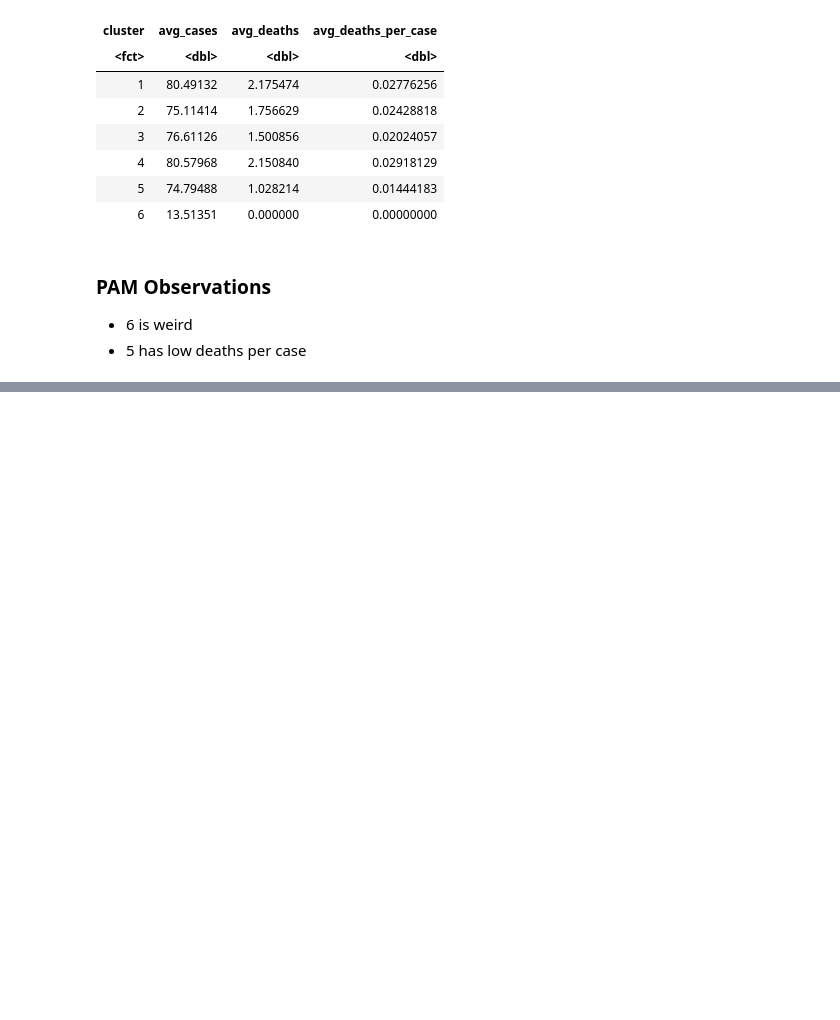
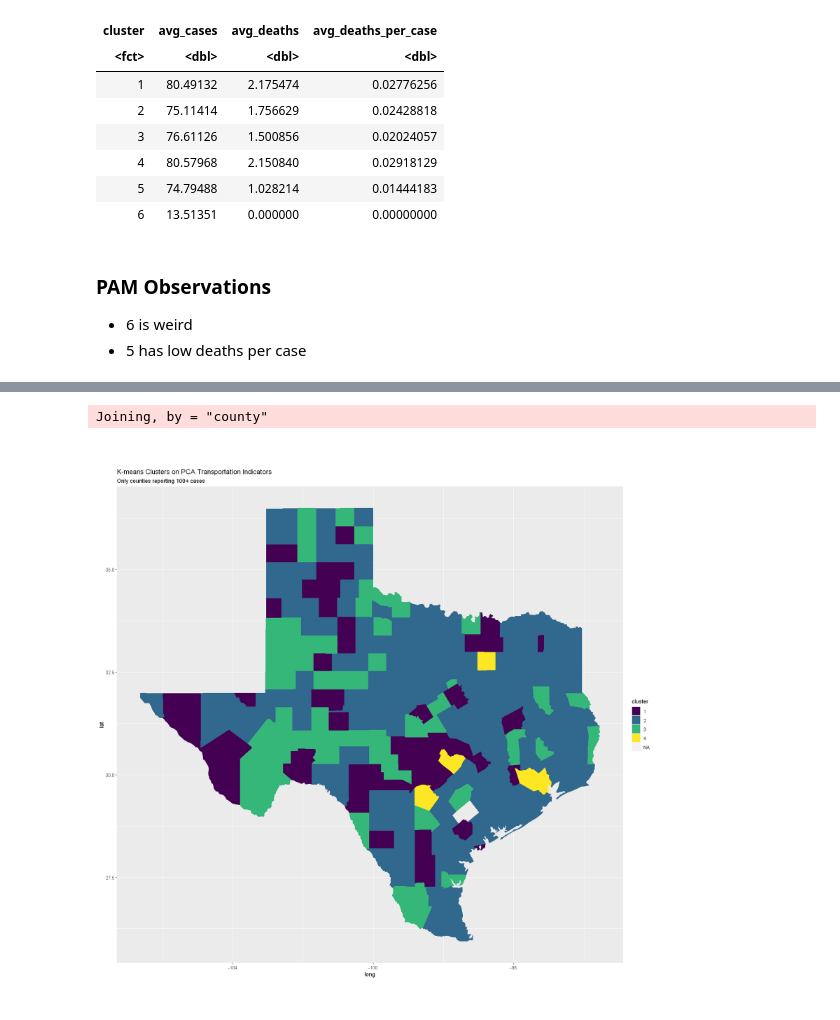
Before and after one commit to ncliu95/smu_dm_project_2, a Jupyter notebook: Project 2.ipynb, the cells around one changed output, grey strips where cells are left out. Saved outputs shown, nothing was run; the diff lists cells and outputs as text; code cells hidden in the pictures; blank space fills up the shorter version.

```diff
--- a/Project 2.ipynb
+++ b/Project 2.ipynb
@@ -1343,0 +1378,3 @@ A tibble: 6 × 4
+# %%
+pca_trans_data <- prcomp(trans_data_prepped)
+summary(pca_trans_data)
@@ -1343,0 +1418,18 @@ A tibble: 6 × 4
+# %%
+set.seed(40)
+pca_trans_data <- predict(pca_trans_data, trans_data_prepped)[, 1:3]
+pca_trans_clusters <- kmeans(pca_trans_data, 4)
+# %%
+counties_TX_clust <- counties_TX %>% left_join(transport_data %>%
+    add_column(cluster = factor(pca_trans_clusters$cluster)))
+# %% [output]
+Joining, by = "county"
+# %%
+options(repr.plot.width = 15, repr.plot.height = 15)
+ggplot(counties_TX_clust, aes(long, lat)) +
+  geom_polygon(aes(group = group, fill = cluster)) +
+  coord_quickmap() +
+  scale_fill_viridis_d() +
+  labs(title = "K-means Clusters on PCA Transportation Indicators", subtitle = "Only counties reporting 100+ cases")
+# %% [output]
+[figure, added]
```
Also changed, not shown: parts of 10 cells of this notebook.
